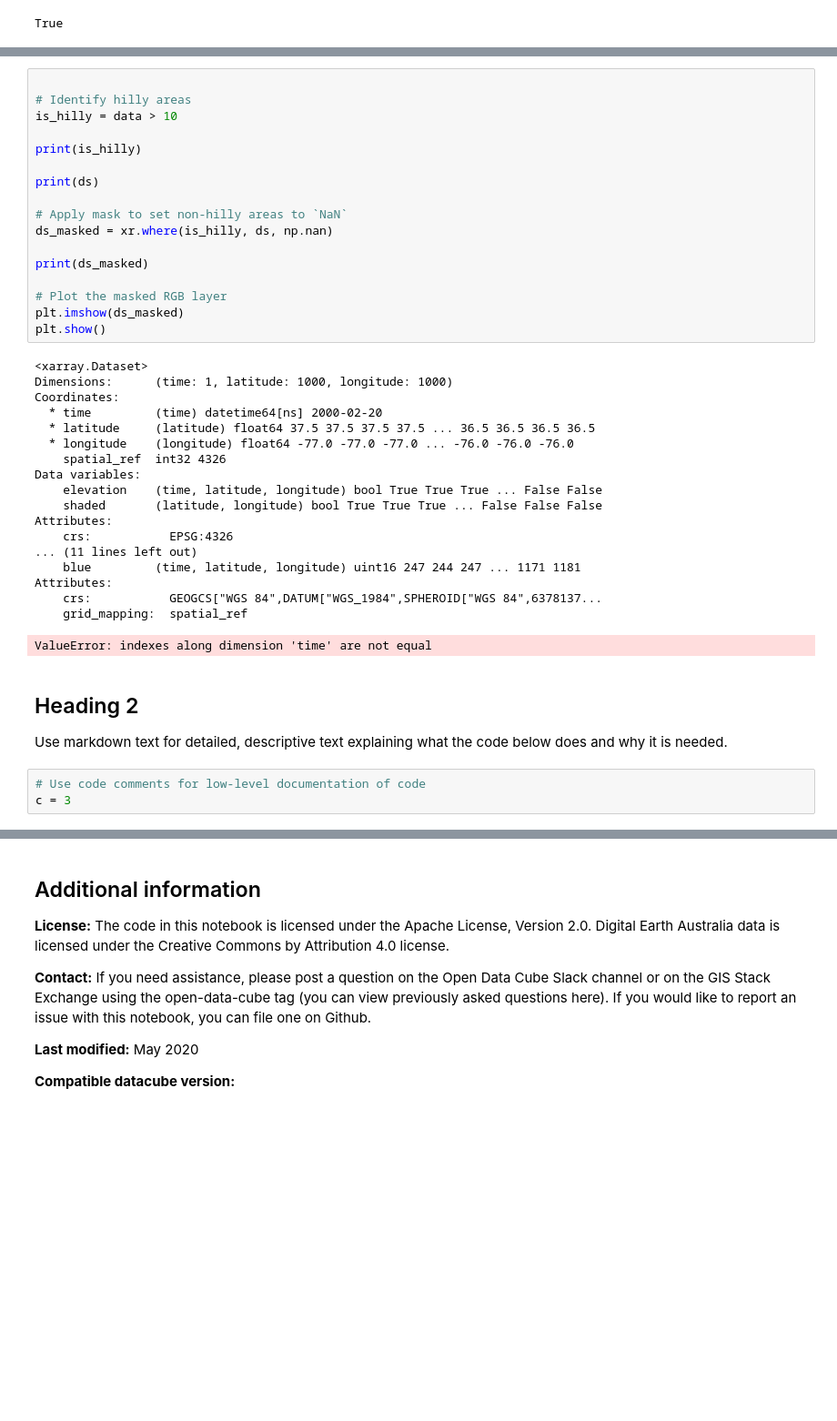
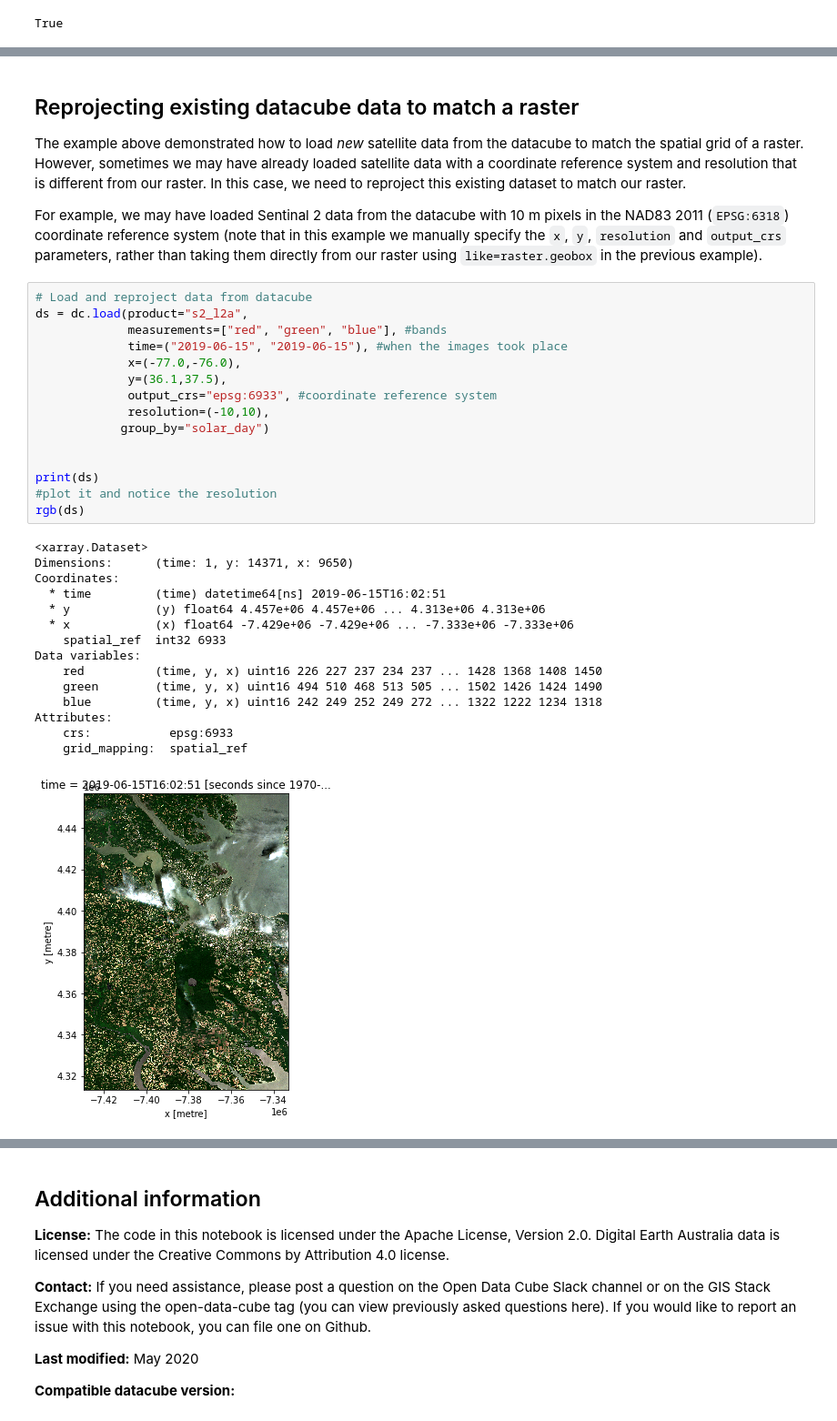
Before and after one commit to ODU-GeoSEA/va-datacube, a Jupyter notebook: Frequently_used_code/ReprojectingData.ipynb, the cells around one changed output, grey strips where cells are left out. Shown at 91% size. Cells and saved outputs as stored; diff of their text form; blank space fills up the shorter version.

Commit message:
Fixed projection error

```diff
--- a/Frequently_used_code/ReprojectingData.ipynb
+++ b/Frequently_used_code/ReprojectingData.ipynb
@@ -177,43 +155,38 @@ Type:      function
-# %%
-
-# Identify hilly areas
-is_hilly = data > 10
-
-print(is_hilly)
-
-print(ds)
-
-# Apply mask to set non-hilly areas to `NaN`
-ds_masked = xr.where(is_hilly, ds, np.nan)
-
-print(ds_masked)
-
-# Plot the masked RGB layer
-plt.imshow(ds_masked)
-plt.show()
-# %% [output]
-<xarray.Dataset>
-Dimensions:      (time: 1, latitude: 1000, longitude: 1000)
-Coordinates:
-  * time         (time) datetime64[ns] 2000-02-20
-  * latitude     (latitude) float64 37.5 37.5 37.5 37.5 ... 36.5 36.5 36.5 36.5
-  * longitude    (longitude) float64 -77.0 -77.0 -77.0 ... -76.0 -76.0 -76.0
-    spatial_ref  int32 4326
-Data variables:
-    elevation    (time, latitude, longitude) bool True True True ... False False
-    shaded       (latitude, longitude) bool True True True ... False False False
-Attributes:
-    crs:           EPSG:4326
-... (11 lines left out)
-    blue         (time, latitude, longitude) uint16 247 244 247 ... 1171 1181
-Attributes:
-    crs:           GEOGCS["WGS 84",DATUM["WGS_1984",SPHEROID["WGS 84",6378137...
-    grid_mapping:  spatial_ref
-ValueError: indexes along dimension 'time' are not equal
 # %% [markdown]
-## Heading 2
+## Reprojecting existing datacube data to match a raster
 
-Use markdown text for detailed, descriptive text explaining what the code below does and why it is needed.
+The example above demonstrated how to load <i>new</i> satellite data from the datacube to match the spatial grid of a raster. However, sometimes we may have already loaded satellite data with a coordinate reference system and resolution that is different from our raster. In this case, we need to reproject this existing dataset to match our raster.
+
+
+For example, we may have loaded Sentinal 2 data from the datacube with 10 m pixels in the NAD83 2011 (`EPSG:6318`) coordinate reference system (note that in this example we manually specify the `x`, `y`, `resolution` and `output_crs` parameters, rather than taking them directly from our raster using `like=raster.geobox` in the previous example).
 # %%
-# Use code comments for low-level documentation of code
-c = 3
+# Load and reproject data from datacube
+ds = dc.load(product="s2_l2a",
+             measurements=["red", "green", "blue"], #bands
+             time=("2019-06-15", "2019-06-15"), #when the images took place
+             x=(-77.0,-76.0),
+             y=(36.1,37.5),
+             output_crs="epsg:6933", #coordinate reference system
+             resolution=(-10,10),
+            group_by="solar_day")
+
+
+print(ds)
+#plot it and notice the resolution
+rgb(ds)
+# %% [output]
+<xarray.Dataset>
+Dimensions:      (time: 1, y: 14371, x: 9650)
+Coordinates:
+  * time         (time) datetime64[ns] 2019-06-15T16:02:51
+  * y            (y) float64 4.457e+06 4.457e+06 ... 4.313e+06 4.313e+06
+  * x            (x) float64 -7.429e+06 -7.429e+06 ... -7.333e+06 -7.333e+06
+    spatial_ref  int32 6933
+Data variables:
+    red          (time, y, x) uint16 226 227 237 234 237 ... 1428 1368 1408 1450
+    green        (time, y, x) uint16 494 510 468 513 505 ... 1502 1426 1424 1490
+    blue         (time, y, x) uint16 242 249 252 249 272 ... 1322 1222 1234 1318
+Attributes:
+    crs:           epsg:6933
+    grid_mapping:  spatial_ref
+[figure, added]
```
Also changed, not shown: parts of 10 cells of this notebook.
